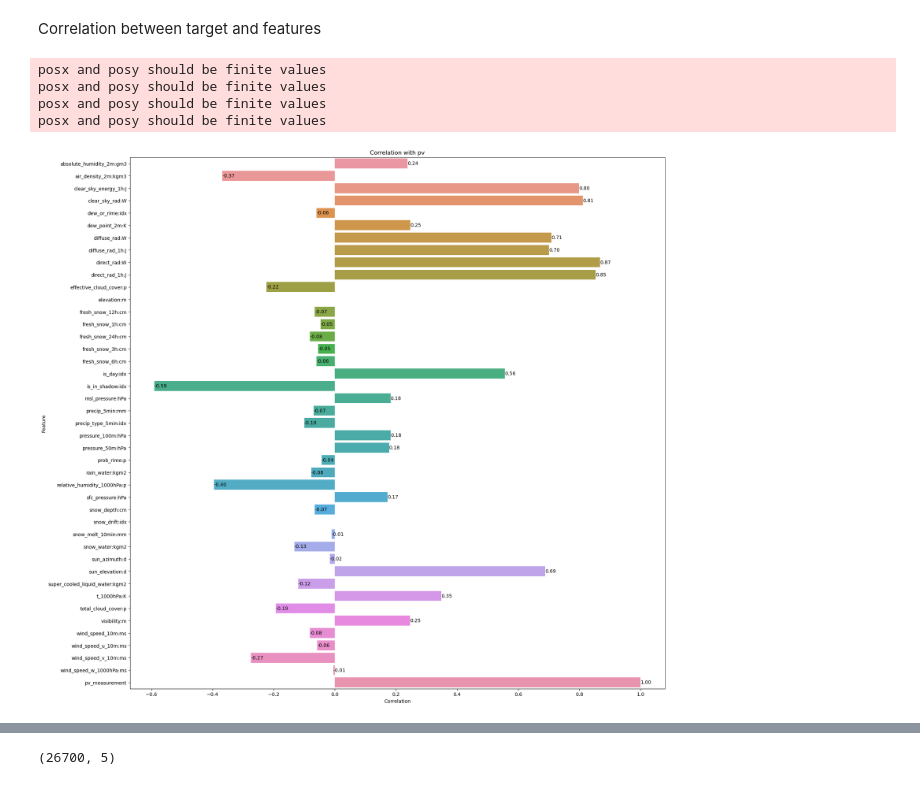
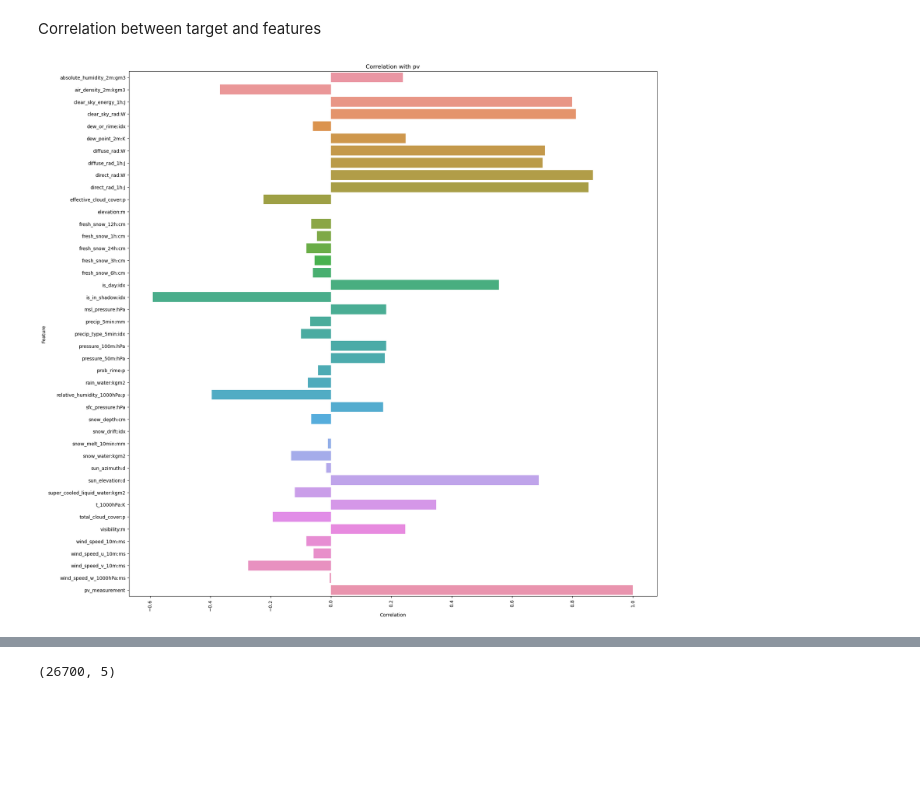
Before and after one commit to Claxl/Solar-Energy-Production-Forecasting, a Jupyter notebook: Data Exploration/EDA/CorrelationFeature.ipynb, the cells around one changed output, grey strips where cells are left out. Saved outputs shown, nothing was run; the diff lists cells and outputs as text; code cells hidden in the pictures; blank space fills up the shorter version.

```diff
--- a/Data Exploration/EDA/CorrelationFeature.ipynb
+++ b/Data Exploration/EDA/CorrelationFeature.ipynb
@@ -58,7 +82,7 @@ def make_hourly(unsampled_df, target_df):
 # %%
 merged_df_train_obs_A = make_hourly(X_train_A_obs, y_a)
 merged_df_train_est_A = make_hourly(X_train_A_est, y_a)
+print(merged_df_train_obs_A.shape)
 merged_df_train_est_A = merged_df_train_est_A.dropna()
-merged_df_train_obs_A = merged_df_train_est_A.dropna()
-merged_df_train_obs_A.to_csv('train_obs.csv',index = True)
-merged_df_train_est_A.to_csv('train_est.csv',index = True)
+merged_df_train_obs_A = merged_df_train_obs_A.dropna()
+print(merged_df_train_obs_A.shape)
@@ -101,33 +120,27 @@ Correlation between target and features
 # %%
 
 
 # Crea un dataframe di esempio con numeri nei nomi delle colonne
 
 
 df = pd.concat([merged_df_train_obs_A, merged_df_train_est_A], ignore_index=True)
 
 
 # Calcola la matrice di correlazione
 correlation_matrix = df.corrwith(df[target])
 
 plt.figure(figsize=(20, 20))
 ax = sns.barplot(x=correlation_matrix.values, y=correlation_matrix.index, orient='h')
 plt.title('Correlation with pv')
 plt.xlabel('Correlation')
 plt.ylabel('Feature')
 
-# Aggiungi i valori numerici alla fine delle barre
-for p in ax.patches:
-    width = p.get_width()
-    plt.text(width, p.get_y() + p.get_height() / 2, f'{width:.2f}', ha='left', va='center')
+plt.xticks(rotation=90)
+
 
 plt.show()
 # %% [output]
-posx and posy should be finite values
-posx and posy should be finite values
-posx and posy should be finite values
-posx and posy should be finite values
-[figure, old version]
+[figure, new version]
 # %%
 
 df = pd.concat([merged_df_train_obs_A, merged_df_train_est_A], ignore_index=True)
```
Also changed, not shown: parts of 13 cells of this notebook, 3 other files.
